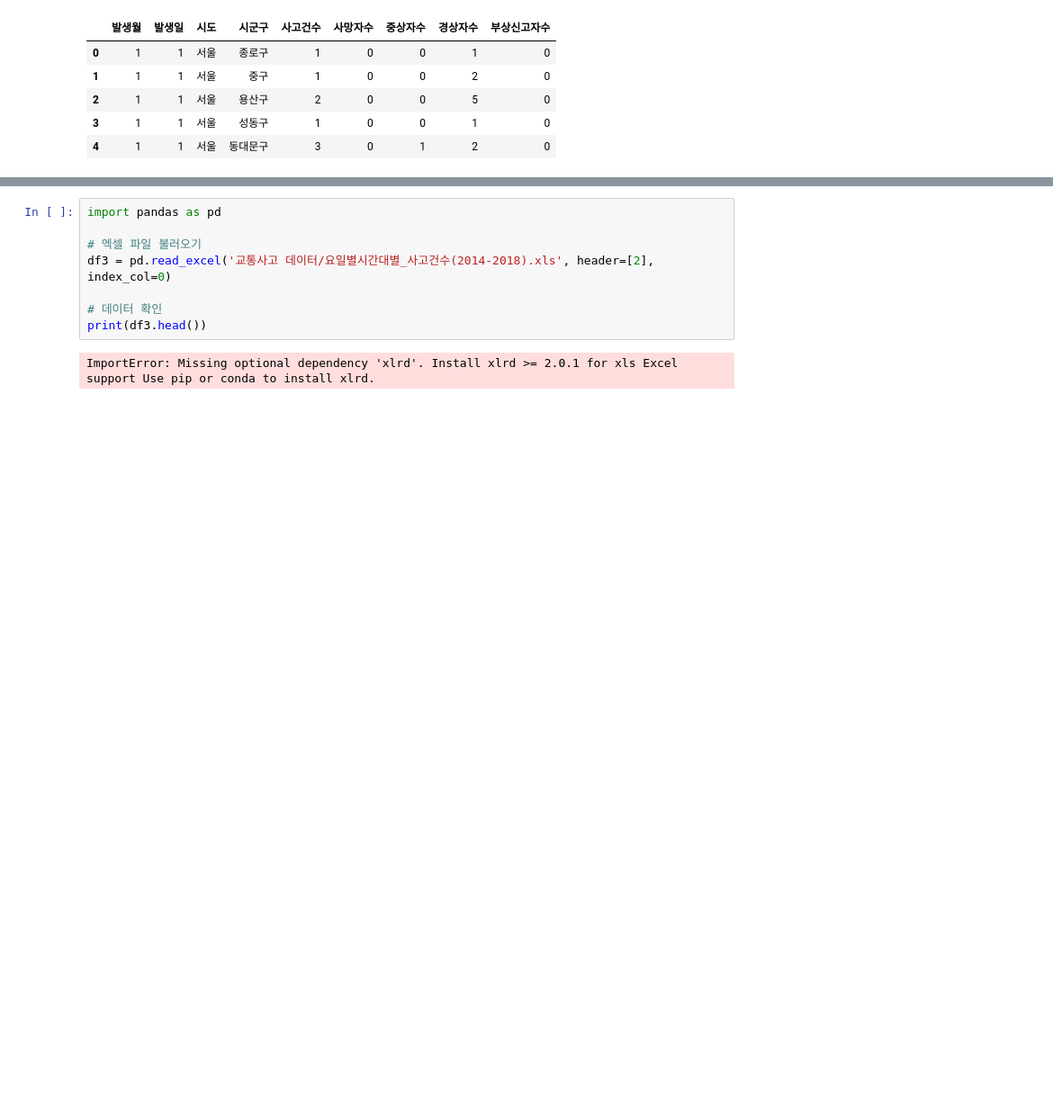
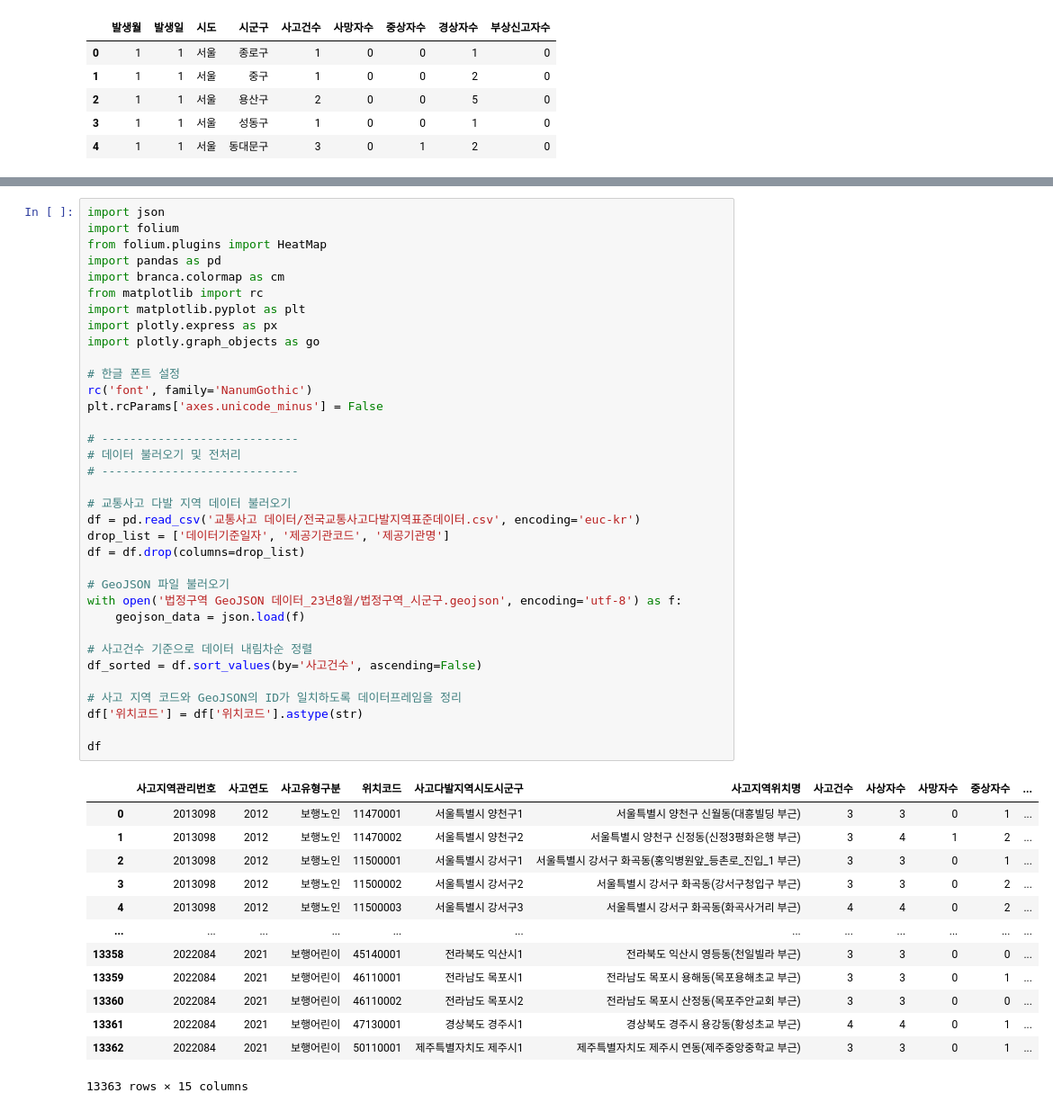
Before and after one commit to JiSoo-Yang/snu-fintech-visualization-project, a Jupyter notebook: vp1.ipynb, the cells around one changed output, grey strips where cells are left out. Shown: that part at 90% size. Drawn from its saved outputs; the diff is of its cells as text; blank space fills up the shorter version.

```diff
--- a/vp1.ipynb
+++ b/vp1.ipynb
@@ -172,10 +156,49 @@ Note: you may need to restart the kernel to use updated packages.
-# %%
-import pandas as pd
-
-# 엑셀 파일 불러오기
-df3 = pd.read_excel('교통사고 데이터/요일별시간대별_사고건수(2014-2018).xls', header=[2], index_col=0)
-
-# 데이터 확인
-print(df3.head())
-# %% [output]
-ImportError: Missing optional dependency 'xlrd'. Install xlrd >= 2.0.1 for xls Excel support Use pip or conda to install xlrd.
+# %%
+import json
+import folium
+from folium.plugins import HeatMap
+import pandas as pd
+import branca.colormap as cm
+from matplotlib import rc
+import matplotlib.pyplot as plt
+import plotly.express as px
+import plotly.graph_objects as go
+
+# 한글 폰트 설정
+rc('font', family='NanumGothic')
+plt.rcParams['axes.unicode_minus'] = False
+
+# ----------------------------
+# 데이터 불러오기 및 전처리
+# ----------------------------
+
+# 교통사고 다발 지역 데이터 불러오기
+df = pd.read_csv('교통사고 데이터/전국교통사고다발지역표준데이터.csv', encoding='euc-kr')
+drop_list = ['데이터기준일자', '제공기관코드', '제공기관명']
+df = df.drop(columns=drop_list)
+
+# GeoJSON 파일 불러오기
+with open('법정구역 GeoJSON 데이터_23년8월/법정구역_시군구.geojson', encoding='utf-8') as f:
+    geojson_data = json.load(f)
+
+# 사고건수 기준으로 데이터 내림차순 정렬
+df_sorted = df.sort_values(by='사고건수', ascending=False)
+
+# 사고 지역 코드와 GeoJSON의 ID가 일치하도록 데이터프레임을 정리
+df['위치코드'] = df['위치코드'].astype(str)
+
+df
+# %% [output]
+|  | 사고지역관리번호 | 사고연도 | 사고유형구분 | 위치코드 | 사고다발지역시도시군구 | 사고지역위치명 | 사고건수 | 사상자수 | 사망자수 | 중상자수 | ... |
+| 0 | 2013098 | 2012 | 보행노인 | 11470001 | 서울특별시 양천구1 | 서울특별시 양천구 신월동(대흥빌딩 부근) | 3 | 3 | 0 | 1 | ... |
+| 1 | 2013098 | 2012 | 보행노인 | 11470002 | 서울특별시 양천구2 | 서울특별시 양천구 신정동(신정3평화은행 부근) | 3 | 4 | 1 | 2 | ... |
+| 2 | 2013098 | 2012 | 보행노인 | 11500001 | 서울특별시 강서구1 | 서울특별시 강서구 화곡동(홍익병원앞_등촌로_진입_1 부근) | 3 | 3 | 0 | 1 | ... |
+| 3 | 2013098 | 2012 | 보행노인 | 11500002 | 서울특별시 강서구2 | 서울특별시 강서구 화곡동(강서구청입구 부근) | 3 | 3 | 0 | 2 | ... |
+| 4 | 2013098 | 2012 | 보행노인 | 11500003 | 서울특별시 강서구3 | 서울특별시 강서구 화곡동(화곡사거리 부근) | 4 | 4 | 0 | 2 | ... |
+| ... | ... | ... | ... | ... | ... | ... | ... | ... | ... | ... | ... |
+| 13358 | 2022084 | 2021 | 보행어린이 | 45140001 | 전라북도 익산시1 | 전라북도 익산시 영등동(천일빌라 부근) | 3 | 3 | 0 | 0 | ... |
+| 13359 | 2022084 | 2021 | 보행어린이 | 46110001 | 전라남도 목포시1 | 전라남도 목포시 용해동(목포용해초교 부근) | 3 | 3 | 0 | 1 | ... |
+| 13360 | 2022084 | 2021 | 보행어린이 | 46110002 | 전라남도 목포시2 | 전라남도 목포시 산정동(목포주안교회 부근) | 3 | 3 | 0 | 0 | ... |
+| 13361 | 2022084 | 2021 | 보행어린이 | 47130001 | 경상북도 경주시1 | 경상북도 경주시 용강동(황성초교 부근) | 4 | 4 | 0 | 1 | ... |
+| 13362 | 2022084 | 2021 | 보행어린이 | 50110001 | 제주특별자치도 제주시1 | 제주특별자치도 제주시 연동(제주중앙중학교 부근) | 3 | 3 | 0 | 1 | ... |
+13363 rows × 15 columns
```
Also changed, not shown: parts of 4 cells of this notebook, 8 other files.
